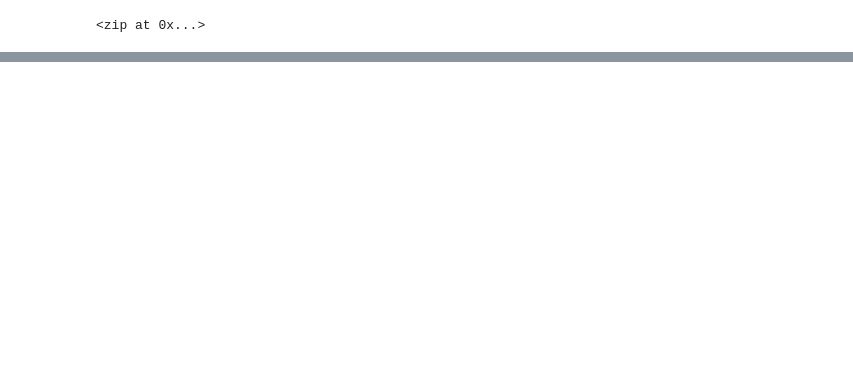
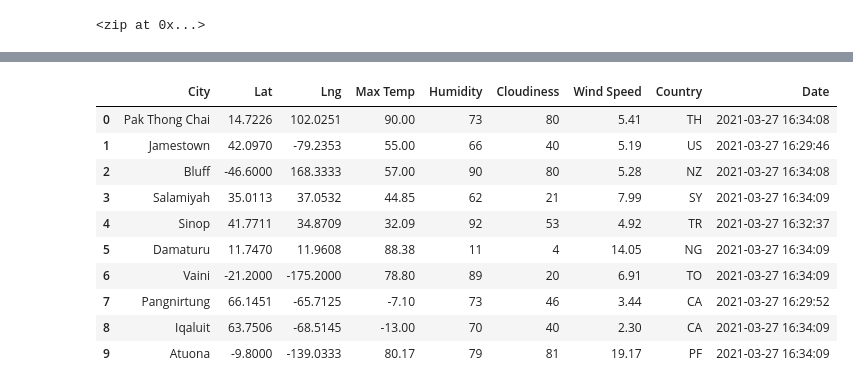
Before and after one commit to goldbala55/World_Weather_Analysis, a Jupyter notebook: WeatherPy.ipynb, the cells around one changed output, grey strips where cells are left out. Cells and saved outputs as stored; diff of their text form; code cells hidden in the pictures; blank space fills up the shorter version.

```diff
--- a/WeatherPy.ipynb
+++ b/WeatherPy.ipynb
@@ -32,0 +130,16 @@ len(cities)
+# %%
+# Convert the array of dictionaries to a Pandas DataFrame.
+city_data_df = pd.DataFrame(city_data)
+city_data_df.head(10)
+# %% [output]
+|  | City | Lat | Lng | Max Temp | Humidity | Cloudiness | Wind Speed | Country | Date |
+| 0 | Pak Thong Chai | 14.7226 | 102.0251 | 90.00 | 73 | 80 | 5.41 | TH | 2021-03-27 16:34:08 |
+| 1 | Jamestown | 42.0970 | -79.2353 | 55.00 | 66 | 40 | 5.19 | US | 2021-03-27 16:29:46 |
+| 2 | Bluff | -46.6000 | 168.3333 | 57.00 | 90 | 80 | 5.28 | NZ | 2021-03-27 16:34:08 |
+| 3 | Salamiyah | 35.0113 | 37.0532 | 44.85 | 62 | 21 | 7.99 | SY | 2021-03-27 16:34:09 |
+| 4 | Sinop | 41.7711 | 34.8709 | 32.09 | 92 | 53 | 4.92 | TR | 2021-03-27 16:32:37 |
+| 5 | Damaturu | 11.7470 | 11.9608 | 88.38 | 11 | 4 | 14.05 | NG | 2021-03-27 16:34:09 |
+| 6 | Vaini | -21.2000 | -175.2000 | 78.80 | 89 | 20 | 6.91 | TO | 2021-03-27 16:34:09 |
+| 7 | Pangnirtung | 66.1451 | -65.7125 | -7.10 | 73 | 46 | 3.44 | CA | 2021-03-27 16:29:52 |
+| 8 | Iqaluit | 63.7506 | -68.5145 | -13.00 | 70 | 40 | 2.30 | CA | 2021-03-27 16:34:09 |
+| 9 | Atuona | -9.8000 | -139.0333 | 80.17 | 79 | 81 | 19.17 | PF | 2021-03-27 16:34:09 |
```
Also changed, not shown: parts of 7 cells of this notebook, 3 other files.
